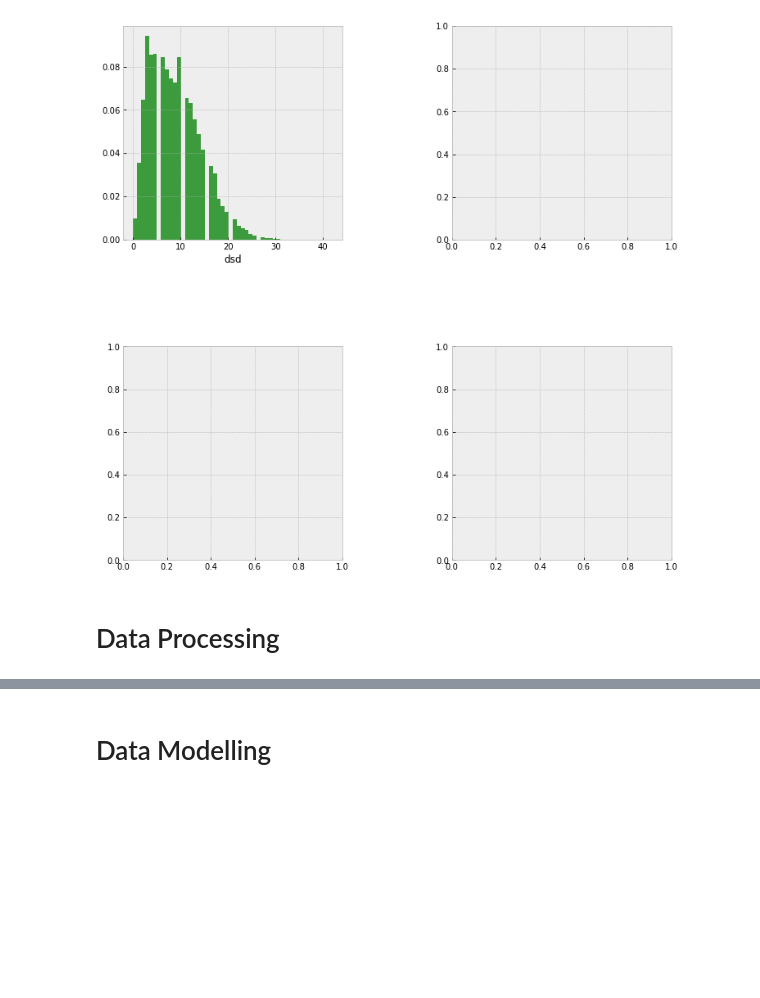
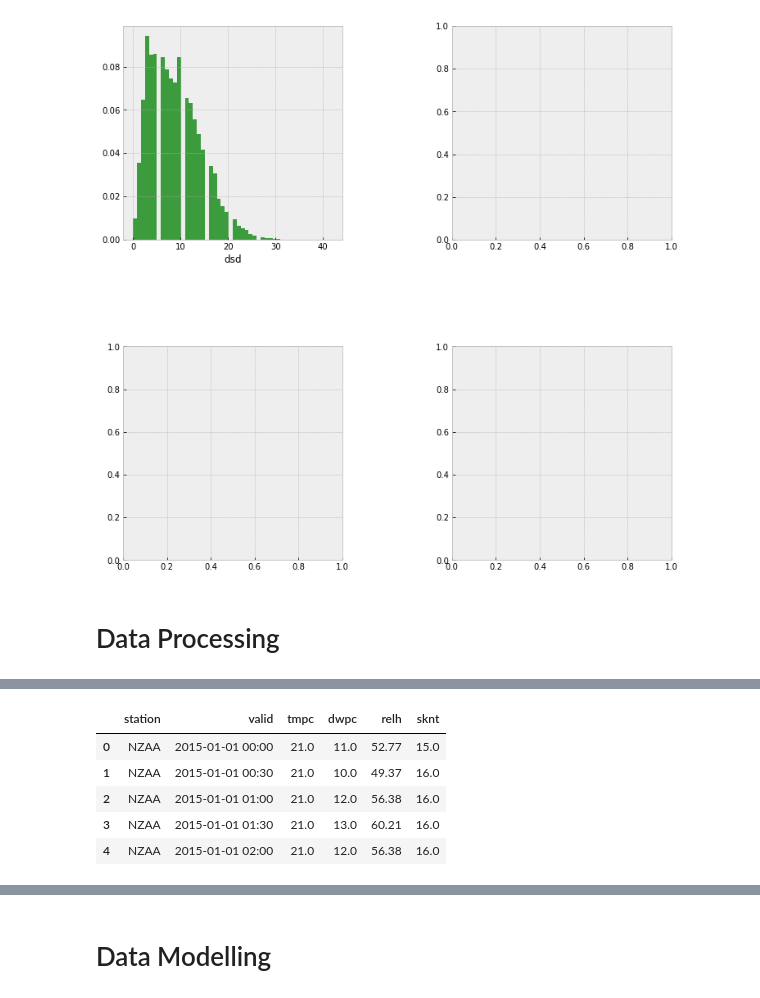
Before and after one commit to RuiGene/2022-Phase-2, a Jupyter notebook: 3. Data Science/submission.ipynb, the cells around one changed output, grey strips where cells are left out. Drawn from its saved outputs; the diff is of its cells as text; code cells hidden in the pictures; blank space fills up the shorter version.

Commit message:
Data processing

```diff
--- a/3. Data Science/submission.ipynb
+++ b/3. Data Science/submission.ipynb
@@ -76,0 +102,12 @@ axis[0,0].set_xlabel("dsd");
+# %%
+#Making the decision to drop both the gust and peak wind gust direction as there isn't
+#sufficient data as shown by the low number of non-null counts.
+dataset.drop(columns=['gust', 'peak_wind_drct'], inplace=True)
+dataset.head()
+# %% [output]
+|  | station | valid | tmpc | dwpc | relh | sknt |
+| 0 | NZAA | 2015-01-01 00:00 | 21.0 | 11.0 | 52.77 | 15.0 |
+| 1 | NZAA | 2015-01-01 00:30 | 21.0 | 10.0 | 49.37 | 16.0 |
+| 2 | NZAA | 2015-01-01 01:00 | 21.0 | 12.0 | 56.38 | 16.0 |
+| 3 | NZAA | 2015-01-01 01:30 | 21.0 | 13.0 | 60.21 | 16.0 |
+| 4 | NZAA | 2015-01-01 02:00 | 21.0 | 12.0 | 56.38 | 16.0 |
```
Also changed, not shown: parts of 6 cells of this notebook.
